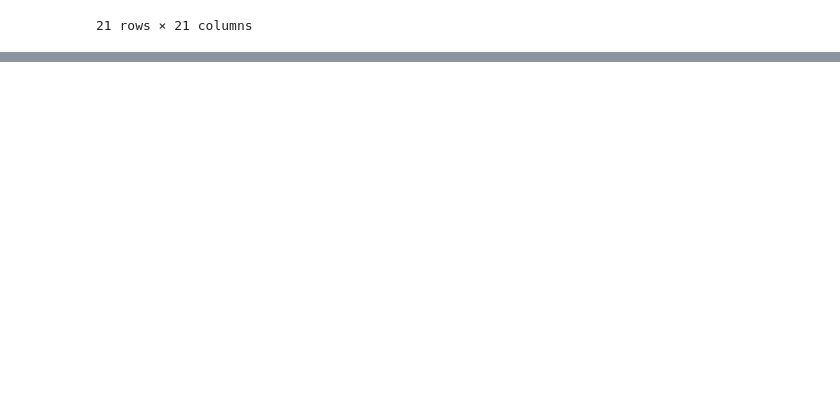
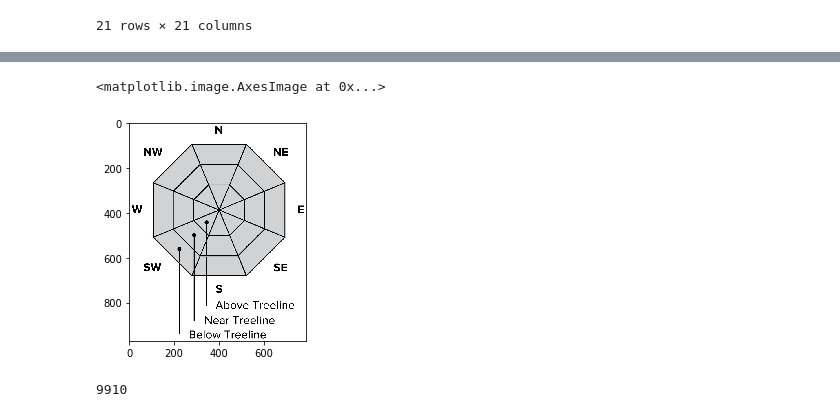
Before and after one commit to notsambeck/avalanche, a Jupyter notebook: combine data.ipynb, the cells around one changed output, grey strips where cells are left out. Drawn from its saved outputs; the diff is of its cells as text; code cells hidden in the pictures; blank space fills up the shorter version.

```diff
--- a/combine data.ipynb
+++ b/combine data.ipynb
@@ -102,0 +164,9 @@ len(forecasted)  # number of hours with valid forecasts
+# %%
+oct_url = 'https://www.nwac.us/avalanche-forecast/octagon/problem/1985.png' # from col 'octagons'
+octagon = requests.get(oct_url).content
+oct_img = Image.open(BytesIO(octagon))
+plt.imshow(oct_img)
+# too many different octagons to worry about this right now...
+# %% [output]
+<matplotlib.image.AxesImage at 0x...>
+[figure, added]
@@ -102,0 +177,6 @@ len(forecasted)  # number of hours with valid forecasts
+# %%
+forecasted = combined[combined.above >= 1]
+# above is above-treeline forecast danger; this is just the set of times with forecasts
+print(len(forecasted))
+# %% [output]
+9910
```
Also changed, not shown: parts of 14 cells of this notebook, 2 other files.
